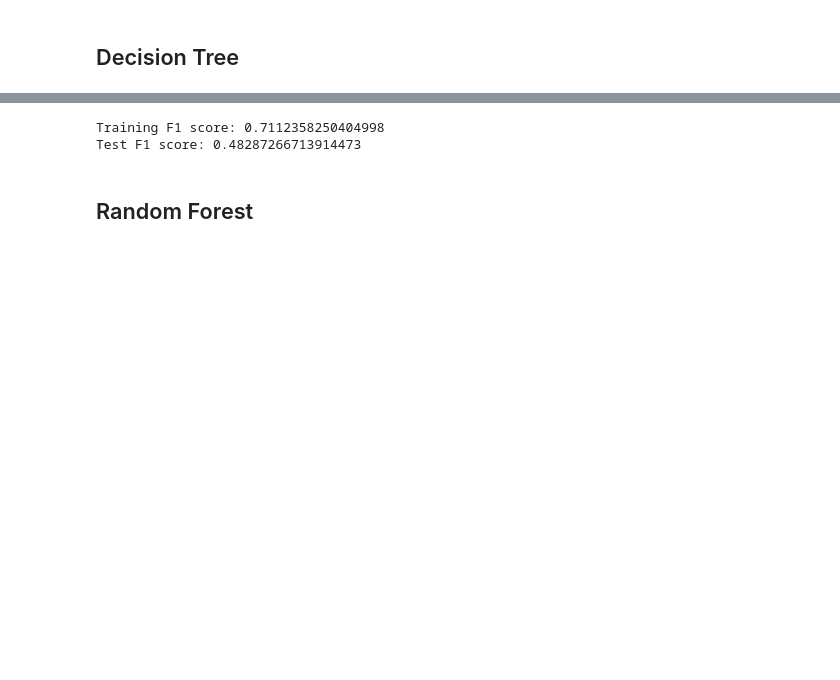
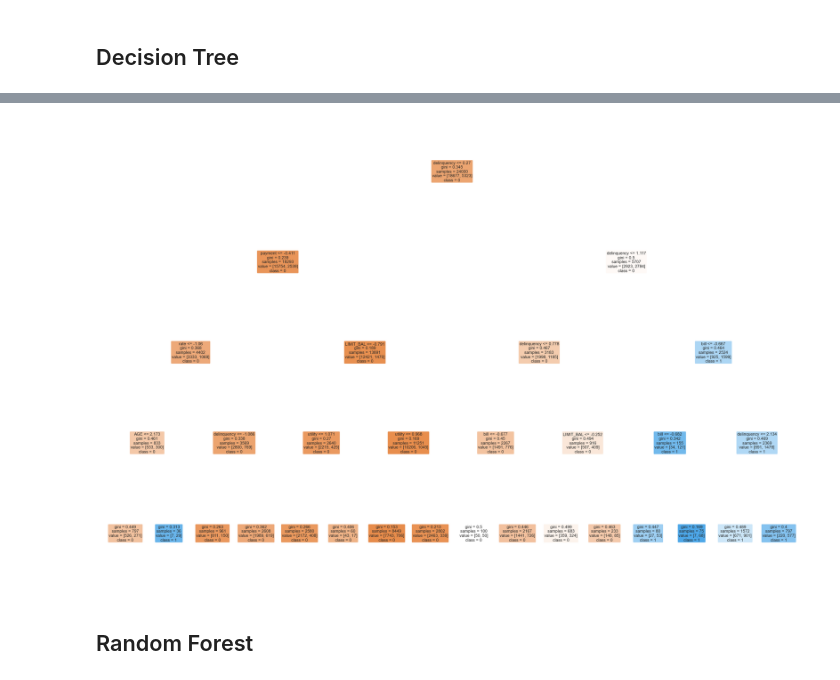
Before and after one commit to ghcn345/Credit-Card-Default-Prediction, a Jupyter notebook: CCDefaultPrediction.ipynb, the cells around one changed output, grey strips where cells are left out. Saved outputs shown, nothing was run; the diff lists cells and outputs as text; code cells hidden in the pictures; blank space fills up the shorter version.

Commit message:
model and tree

```diff
--- a/CCDefaultPrediction.ipynb
+++ b/CCDefaultPrediction.ipynb
@@ -282,2 +280,0 @@ AUC: 0.6603109703115199
-# %%
-sns.set_style('darkgrid')
@@ -325,0 +333,10 @@ Test F1 score: 0.37627986348122866
+# %%
+pipe = Pipeline([('ss', StandardScaler()), ('knn', KNeighborsClassifier())])
+
+param_grid = {'knn__n_neighbors': [5, 10]}
+
+grid_knn = GridSearchCV(estimator=pipe, param_grid=param_grid, n_jobs=-1)
+grid_knn.fit(X_train, y_train)
+
+train_pred_knn = grid_knn.predict(X_train)
+test_pred_knn = grid_knn.predict(X_test)
@@ -330,7 +381,15 @@ from sklearn.tree import DecisionTreeClassifier
-# %%
-tree = DecisionTreeClassifier(max_depth=4, criterion='entropy')
-tree.fit(X_train, y_train)
-
-train_pred_tree = tree.predict(X_train)
-test_pred_tree = tree.predict(X_test)
+# %%
+pipe = Pipeline([('ss', StandardScaler()), ('tree', DecisionTreeClassifier())])
+
+param_grid = {'tree__criterion': ['gini', "entropy"],
+              'tree__max_depth': [None, 4, 8, 12],
+              'tree__max_features': [3, 4, 7],
+              'tree__min_samples_split': [2, 5, 10],
+              'tree__min_samples_leaf': [1, 3, 6]}
+
+grid_tree = GridSearchCV(estimator=pipe, param_grid=param_grid, n_jobs=-1)
+grid_tree.fit(X_train, y_train)
+
+train_pred_tree = grid_tree.predict(X_train)
+test_pred_tree = grid_tree.predict(X_test)
 # %%
@@ -345,12 +421,13 @@ Test accuracy score: 0.7081333333333333
-# %%
-train_f1_tree = f1_score(y_train, train_pred_tree)
-test_f1_tree = f1_score(y_test, test_pred_tree)
-
-print('Training F1 score: {}'.format(train_f1_tree))
-print('Test F1 score: {}'.format(test_f1_tree))
-# %% [output]
-Training F1 score: 0.7112358250404998
-Test F1 score: 0.48287266713914473
+# %%
+plt.figure(figsize=(12,8),dpi=200)
+tree.plot_tree(grid_tree.best_estimator_[1],
+               feature_names=X.columns,
+               class_names=np.unique(y).astype('str'),
+               filled=True, rounded=True)
+#plt.savefig('images/tree.jpg')
+plt.show()
+# %% [output]
+[figure, added]
 # %% [markdown]
 ## Random Forest
 # %%
```
Also changed, not shown: parts of 59 cells of this notebook, 2 other files.
